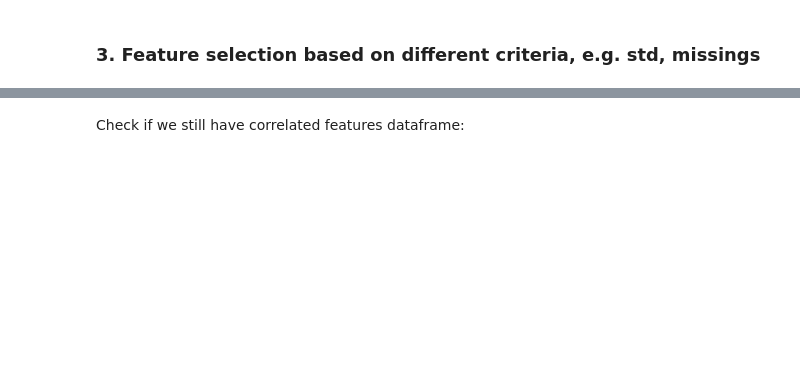
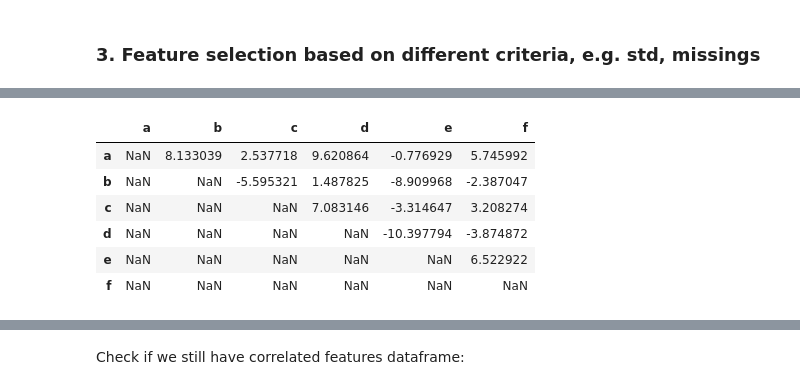
Before and after one commit to qiaott/Path_to_opensource, a Jupyter notebook: feature_engine_issue_327/feature_engine_solution.ipynb, the cells around one changed output, grey strips where cells are left out. Cells and saved outputs as stored; diff of their text form; code cells hidden in the pictures; blank space fills up the shorter version.

```diff
--- a/feature_engine_issue_327/feature_engine_solution.ipynb
+++ b/feature_engine_issue_327/feature_engine_solution.ipynb
@@ -105,0 +97,11 @@ missing
+# %%
+# Difference of std among features
+std_diff
+# %% [output]
+|  | a | b | c | d | e | f |
+| a | NaN | 8.133039 | 2.537718 | 9.620864 | -0.776929 | 5.745992 |
+| b | NaN | NaN | -5.595321 | 1.487825 | -8.909968 | -2.387047 |
+| c | NaN | NaN | NaN | 7.083146 | -3.314647 | 3.208274 |
+| d | NaN | NaN | NaN | NaN | -10.397794 | -3.874872 |
+| e | NaN | NaN | NaN | NaN | NaN | 6.522922 |
+| f | NaN | NaN | NaN | NaN | NaN | NaN |
```
Also changed, not shown: parts of 29 cells of this notebook, 2 other files.
